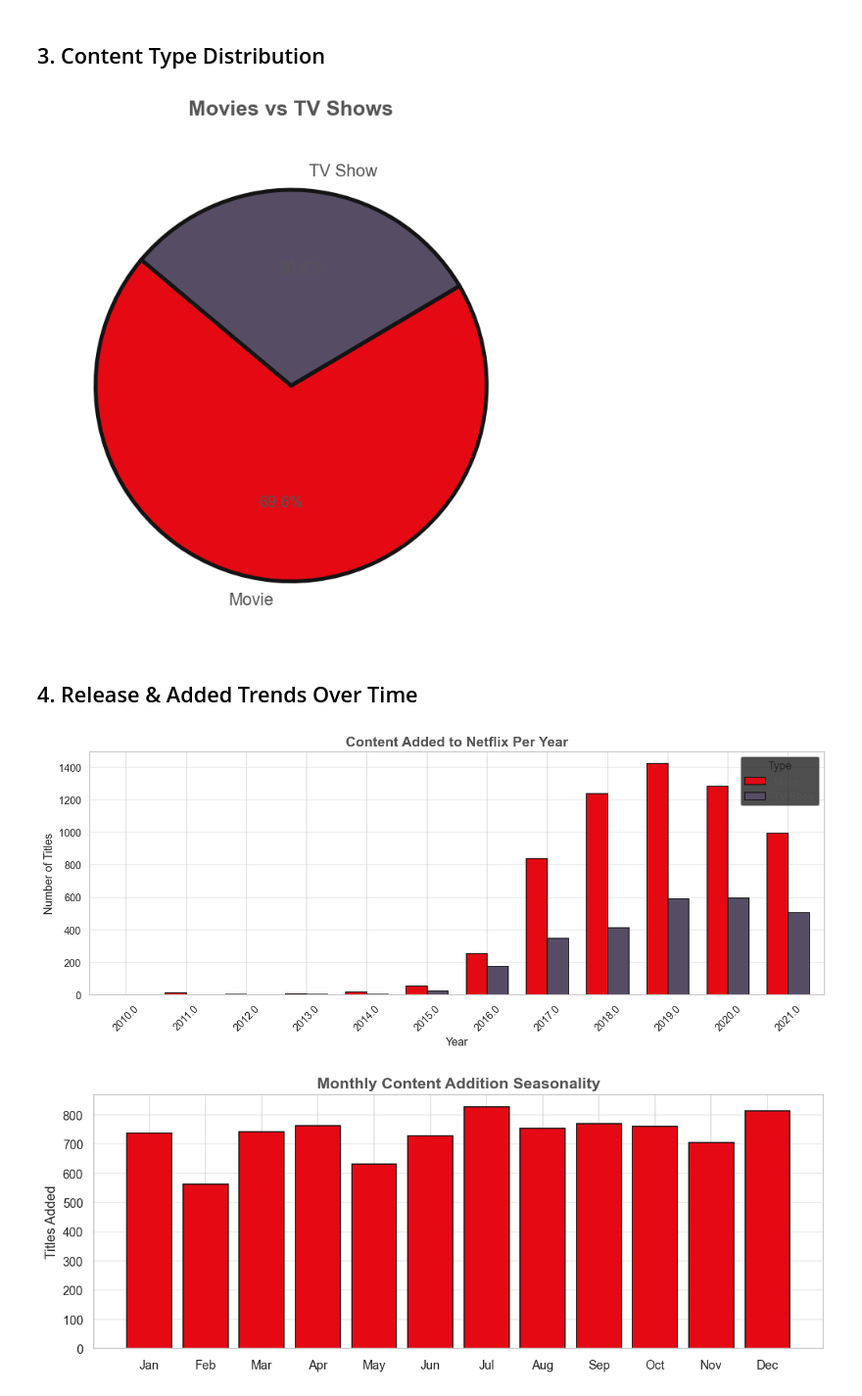
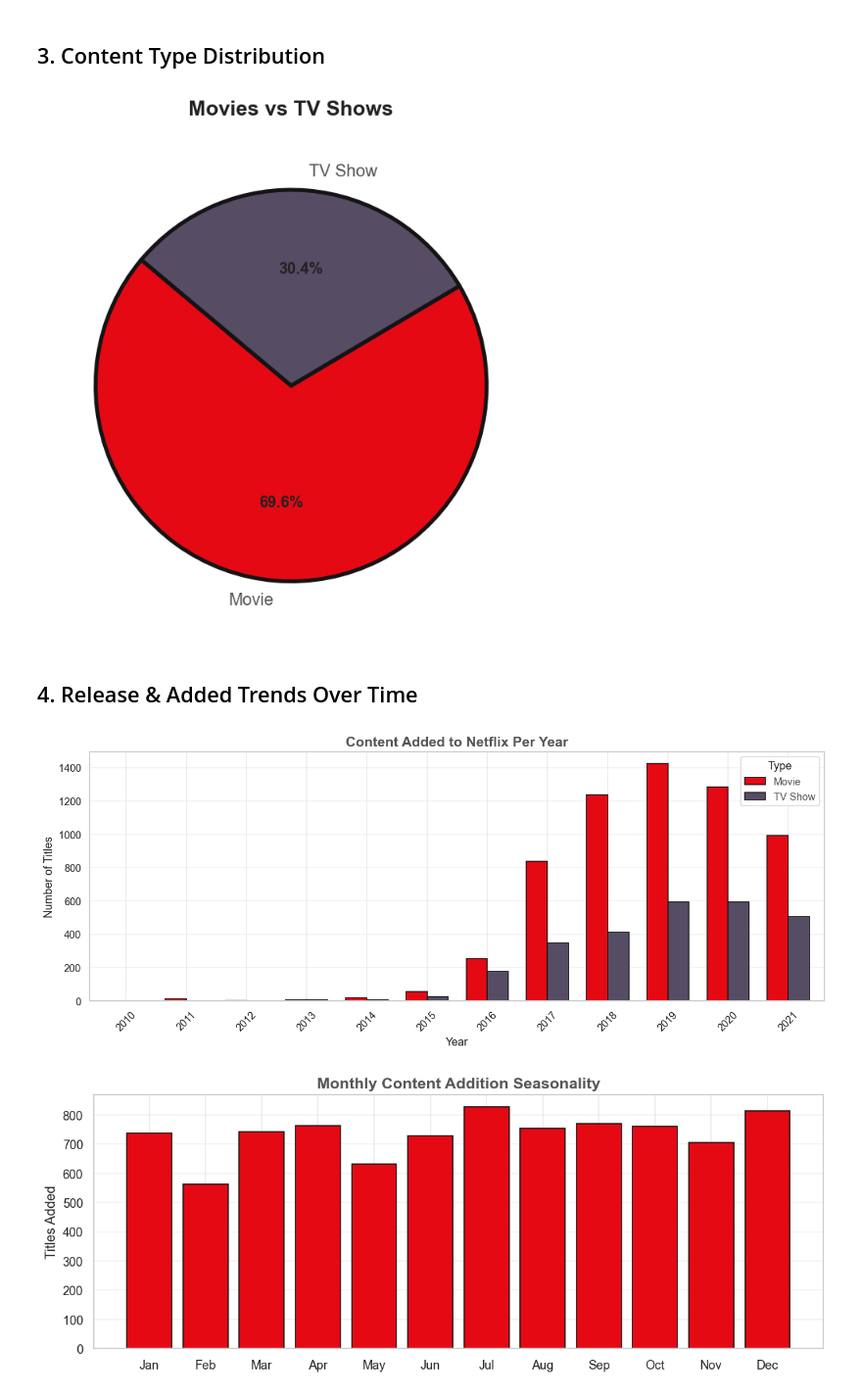
Before and after one commit to Maggarb/netflix-data-analysis, a Jupyter notebook: notebooks/netflix_eda.ipynb, the cells around one changed output. Shown at 98% size. Cells and saved outputs as stored; diff of their text form; code cells hidden in the pictures.

```diff
--- a/notebooks/netflix_eda.ipynb
+++ b/notebooks/netflix_eda.ipynb
@@ -18,31 +18,19 @@ warnings.filterwarnings('ignore')
 
 
 # ── Plot style ──────────────────────────────────────────────────────────────
-# ── Professional clean style ─────────────────────────────
 
-PRIMARY = '#E50914'   # keep Netflix red as accent
-SECOND  = '#4C72B0'   # soft blue
-ACCENT  = '#555555'
+sns.set_theme(style="whitegrid")
+
+NETFLIX_RED = '#E50914'
+NETFLIX_GRAY = '#564d65'
 
 plt.rcParams.update({
     'figure.facecolor': 'white',
-    'axes.facecolor':   'white',
-    'axes.edgecolor':   '#DDDDDD',
-
-    'axes.labelcolor':  '#333333',
-    'xtick.color':      '#333333',
-    'ytick.color':      '#333333',
-    'text.color':       '#222222',
-
-    'grid.color':       '#E6E6E6',
-    'grid.linestyle':   '-',
-    'grid.alpha':       0.6,
-
-    'font.family':      'DejaVu Sans',
-    'axes.titleweight': 'bold',
-    'axes.titlesize':   14,
-
-    'figure.dpi':       120,
+    'axes.facecolor': 'white',
+    'axes.edgecolor': '#CCCCCC',
+    'axes.labelcolor': '#222222',
+    'xtick.color': '#222222',
+    'ytick.color': '#222222',
+    'text.color': '#222222',
+    'grid.color': '#DDDDDD',
 })
-
-print('✅ Libraries loaded.')
@@ -91,7 +77,7 @@ dtype: int64
 
 # Parse date_added
 df['date_added'] = pd.to_datetime(df['date_added'].str.strip(), errors='coerce')
-df['year_added']  = df['date_added'].dt.year
+df['year_added'] = df['date_added'].dt.year.astype('Int64')
 df['month_added'] = df['date_added'].dt.month
 
 # Fill common nulls
@@ -128,31 +114,43 @@ wedges, texts, autotexts = ax.pie(
 )
 for at in autotexts:
     at.set_fontsize(12)
-ax.set_title('Movies vs TV Shows', fontsize=16, pad=20, color=ACCENT, fontweight='bold')
+    at.set_color('#222222')
+    at.set_weight('bold')
+
+ax.set_title(
+    'Movies vs TV Shows',
+    fontsize=16,
+    pad=20,
+    color='#222222',
+    fontweight='bold'
+)
+
 plt.tight_layout()
-plt.savefig('../plots/plot_type_distribution.png', bbox_inches='tight', facecolor=NETFLIX_DARK)
+plt.savefig('../plots/plot_type_distribution.png',
+            bbox_inches='tight',
+            facecolor='white')
 plt.show()
 # %% [output]
-[figure, old version]
+[figure, new version]
 # %% [markdown]
 ## 4. Release & Added Trends Over Time
 # %%
 # Content added per year
 added_per_year = df[df['year_added'] >= 2010].groupby(['year_added','type']).size().unstack(fill_value=0)
 
 fig, ax = plt.subplots(figsize=(12, 5))
 added_per_year.plot(kind='bar', ax=ax, color=[NETFLIX_RED, '#564d65'], edgecolor=NETFLIX_DARK, width=0.7)
 ax.set_title('Content Added to Netflix Per Year', fontsize=15, color=ACCENT, fontweight='bold')
 ax.set_xlabel('Year', fontsize=12)
 ax.set_ylabel('Number of Titles', fontsize=12)
-ax.legend(title='Type', facecolor='#222', labelcolor=ACCENT)
+ax.legend(title='Type', labelcolor=ACCENT)
 ax.grid(axis='y', alpha=0.4)
 plt.xticks(rotation=45)
 plt.tight_layout()
 plt.savefig('../plots/plot_added_per_year.png', bbox_inches='tight', facecolor=NETFLIX_DARK)
 plt.show()
 # %% [output]
-[figure, old version]
+[figure, new version]
 # %%
 # Monthly seasonality — which months does Netflix add most content?
 month_counts = df.groupby('month_added').size()
```
Also changed, not shown: parts of 10 cells of this notebook, 9 other files.
